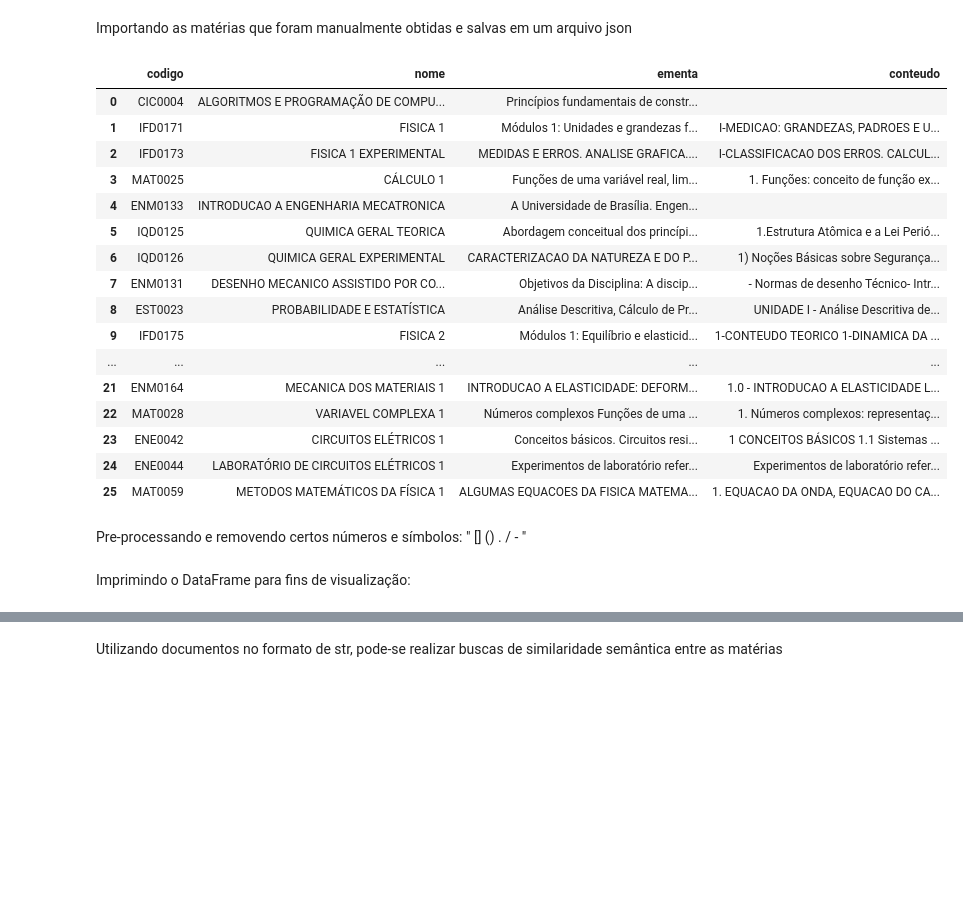
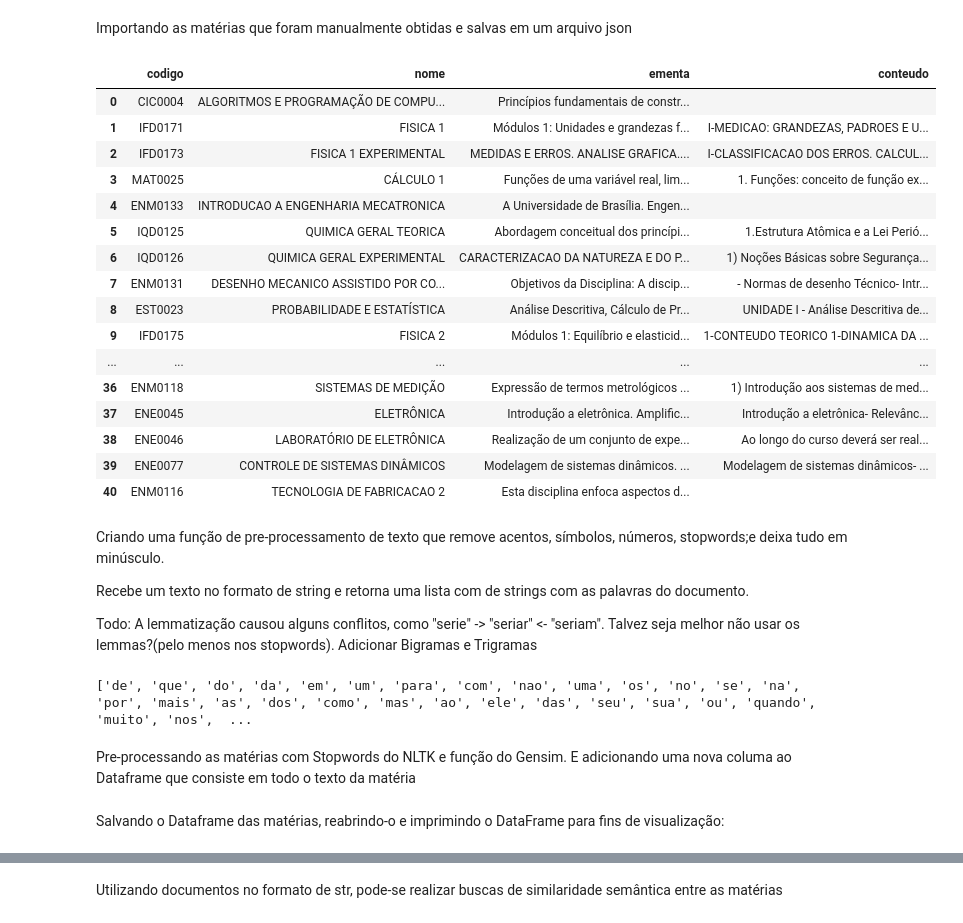
Before and after one commit to gnramos/crea-tools, a Jupyter notebook: LSI-model.ipynb, the cells around one changed output, grey strips where cells are left out. Cells and saved outputs as stored; diff of their text form; code cells hidden in the pictures; blank space fills up the shorter version.

```diff
--- a/LSI-model.ipynb
+++ b/LSI-model.ipynb
@@ -34,25 +33,23 @@ construcaoEdificacoes_df = matriz_do_conhecimento[ matriz_do_conhecimento['SUB-S
 # %% [markdown]
 Importando as matérias que foram manualmente obtidas e salvas em um arquivo json
 # %%
-materias_df = pd.read_json("C:\Coding\WorkSpace\PIBITI\materias.json")
-materias_df
+subjects_df = pd.read_json("C:\\Coding\\PIBITI-git-repo\\crea-tools\\MechatronicsEngeneeringSubjects.json")
+subjects_df
 # %% [output]
 |  | codigo | nome | ementa | conteudo |
 | 0 | CIC0004 | ALGORITMOS E PROGRAMAÇÃO DE COMPU... | Princípios fundamentais de constr... |  |
 | 1 | IFD0171 | FISICA 1 | Módulos 1: Unidades e grandezas f... | I-MEDICAO: GRANDEZAS, PADROES E U... |
 | 2 | IFD0173 | FISICA 1 EXPERIMENTAL | MEDIDAS E ERROS. ANALISE GRAFICA.... | I-CLASSIFICACAO DOS ERROS. CALCUL... |
 | 3 | MAT0025 | CÁLCULO 1 | Funções de uma variável real, lim... | 1. Funções: conceito de função ex... |
 | 4 | ENM0133 | INTRODUCAO A ENGENHARIA MECATRONICA | A Universidade de Brasília. Engen... |  |
 | 5 | IQD0125 | QUIMICA GERAL TEORICA | Abordagem conceitual dos princípi... | 1.Estrutura Atômica e a Lei Perió... |
 | 6 | IQD0126 | QUIMICA GERAL EXPERIMENTAL | CARACTERIZACAO DA NATUREZA E DO P... | 1) Noções Básicas sobre Segurança... |
 | 7 | ENM0131 | DESENHO MECANICO ASSISTIDO POR CO... | Objetivos da Disciplina: A discip... | - Normas de desenho Técnico- Intr... |
 | 8 | EST0023 | PROBABILIDADE E ESTATÍSTICA | Análise Descritiva, Cálculo de Pr... | UNIDADE I - Análise Descritiva de... |
 | 9 | IFD0175 | FISICA 2 | Módulos 1: Equilíbrio e elasticid... | 1-CONTEUDO TEORICO 1-DINAMICA DA ... |
 | ... | ... | ... | ... | ... |
-| 21 | ENM0164 | MECANICA DOS MATERIAIS 1 | INTRODUCAO A ELASTICIDADE: DEFORM... | 1.0 - INTRODUCAO A ELASTICIDADE L... |
-| 22 | MAT0028 | VARIAVEL COMPLEXA 1 | Números complexos Funções de uma ... | 1. Números complexos: representaç... |
-| 23 | ENE0042 | CIRCUITOS ELÉTRICOS 1 | Conceitos básicos. Circuitos resi... | 1 CONCEITOS BÁSICOS 1.1 Sistemas ... |
-| 24 | ENE0044 | LABORATÓRIO DE CIRCUITOS ELÉTRICOS 1 | Experimentos de laboratório refer... | Experimentos de laboratório refer... |
-| 25 | MAT0059 | METODOS MATEMÁTICOS DA FÍSICA 1 | ALGUMAS EQUACOES DA FISICA MATEMA... | 1. EQUACAO DA ONDA, EQUACAO DO CA... |
+| 36 | ENM0118 | SISTEMAS DE MEDIÇÃO | Expressão de termos metrológicos ... | 1) Introdução aos sistemas de med... |
+| 37 | ENE0045 | ELETRÔNICA | Introdução a eletrônica. Amplific... | Introdução a eletrônica- Relevânc... |
+| 38 | ENE0046 | LABORATÓRIO DE ELETRÔNICA | Realização de um conjunto de expe... | Ao longo do curso deverá ser real... |
+| 39 | ENE0077 | CONTROLE DE SISTEMAS DINÂMICOS | Modelagem de sistemas dinâmicos. ... | Modelagem de sistemas dinâmicos- ... |
+| 40 | ENM0116 | TECNOLOGIA DE FABRICACAO 2 | Esta disciplina enfoca aspectos d... |  |
-# %% [markdown]
-Pre-processando e removendo certos números e símbolos: " [] () . / - "
@@ -94,0 +56,54 @@ materiasPreprocessadas_df = pd.DataFrame(newtext)
+# %% [markdown]
+Criando uma função de pre-processamento de texto que remove acentos, símbolos, números, stopwords;e deixa tudo em minúsculo.
+
+Recebe um texto no formato de string e retorna uma lista com de strings com as palavras do documento.
+
+Todo: A lemmatização causou alguns conflitos, como "serie" -> "seriar" <- "seriam". Talvez seja melhor não usar os lemmas?(pelo menos nos stopwords). Adicionar Bigramas e Trigramas
+# %%
+from nltk.corpus import stopwords
+nlp = spacy.load('pt_core_news_lg', disable=['parser', 'ner'])
+
+stopWords_list = stopwords.words("portuguese")
+
+# * adding roman numerals to stowords
+stopWords_list += ['i', 'ii', 'iii', 'iv', 'v', 'vi', 'vii', 'viii', 'ix', 'x', 'referente', 'seguinte']
+
+# * preprocessing stopWords with gensim.simple_preprocess
+stopWords_list = gensim.utils.simple_preprocess(" ".join(stopWords_list), deacc=True, min_len=2, max_len=40)
+
+#recombining stopWords list to a string object
+# stopWords_str = " ".join(stopWords_list)
+
+#spacy preprocessing
+# stopWords_doc = nlp(stopWords_str)
+
+#lemmatization
+# lemmatized_stopWords_list = [token.lemma_ for token in stopWords_doc]
+
+print(stopWords_list)
+
+def preprocess(text):
+    # * importing stopwords from nltk and spacy pipeline
+    global nlp
+    global lemmatized_stopWords_list
+
+    # * preprocessing text with gensim.simple_preprocess
+    text_list = gensim.utils.simple_preprocess(text, deacc=True, min_len=2, max_len=40)
+
+    # * removing stopWords
+    text_list = [word for word in text_list if not word in stopWords_list]
+
+    # * recombining words of text to a string object
+    text_str = " ".join(text_list)
+
+    # * preprocessing with spacy
+    text_doc = nlp(text_str)
+
+    # * lemmatizing with lemma method from spacy and tokenization
+    lemmatized_text_list = [token.lemma_ for token in text_doc]
+
+    return lemmatized_text_list
+# %% [output]
+['de', 'que', 'do', 'da', 'em', 'um', 'para', 'com', 'nao', 'uma', 'os', 'no', 'se', 'na', 'por', 'mais', 'as', 'dos', 'como', 'mas', 'ao', 'ele', 'das', 'seu', 'sua', 'ou', 'quando', 'muito', 'nos',  ...
+# %% [markdown]
+Pre-processando as matérias com Stopwords do NLTK e função do Gensim. E adicionando uma nova columa ao Dataframe que consiste em todo o texto da matéria
@@ -95,2 +131,2 @@ materiasPreprocessadas_df = pd.DataFrame(newtext)
 # %% [markdown]
-Imprimindo o DataFrame para fins de visualização:
+Salvando o Dataframe das matérias,  reabrindo-o e imprimindo o DataFrame para fins de visualização:
```
Also changed, not shown: parts of 39 cells of this notebook, 11 other files.
